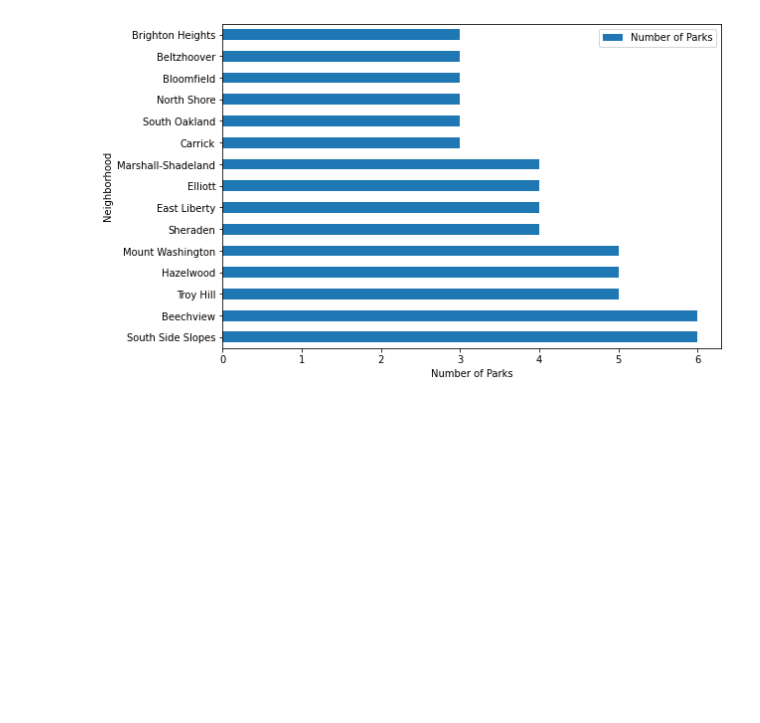
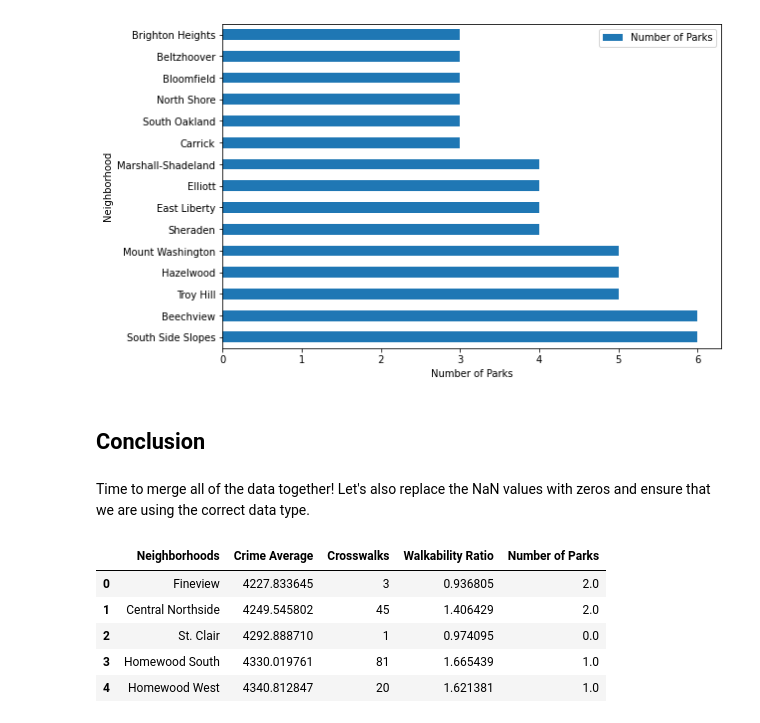
Before and after one commit to xney/0010Final, a Jupyter notebook: final_notebook.ipynb, the cells around one changed output. Cells and saved outputs as stored; diff of their text form; code cells hidden in the pictures; blank space fills up the shorter version.

```diff
--- a/final_notebook.ipynb
+++ b/final_notebook.ipynb
@@ -360,3 +367,26 @@ See the caveats in the documentation: https://pandas.pydata.org/pandas-docs/stab
   bar_data['Number of Parks'] = bar_data['Number of Parks'].astype(float)
 Text(0, 0.5, 'Neighborhood')
 [figure]
+# %% [markdown]
+## Conclusion
+# %% [markdown]
+Time to merge all of the data together! Let's also replace the NaN values with zeros and ensure that we are using the correct data type.
+# %%
+combined_data = neighborhood_crime_average_severity.merge(neighborhood_crosswalk_frequency,
+                                                          left_on='Neighborhoods',right_on='Neighborhood')
+combined_data = combined_data.merge(walkabilityMap,left_on='Neighborhoods',right_on='hood')
+combined_data = combined_data.merge(parksMap,left_on='Neighborhoods',right_on='hood')
+combined_data = combined_data[['Neighborhoods','Crime Average','Crosswalks','Ratio','Number of Parks']]
+combined_data = combined_data.rename(index=str, columns={"Ratio":"Walkability Ratio"})
+combined_data = combined_data.fillna(0)
+combined_data["Walkability Ratio"] = pd.to_numeric(combined_data["Walkability Ratio"])
+combined_data["Number of Parks"] = pd.to_numeric(combined_data["Number of Parks"])
+
+combined_data.head()
+# %% [output]
+|  | Neighborhoods | Crime Average | Crosswalks | Walkability Ratio | Number of Parks |
+| 0 | Fineview | 4227.833645 | 3 | 0.936805 | 2.0 |
+| 1 | Central Northside | 4249.545802 | 45 | 1.406429 | 2.0 |
+| 2 | St. Clair | 4292.888710 | 1 | 0.974095 | 0.0 |
+| 3 | Homewood South | 4330.019761 | 81 | 1.665439 | 1.0 |
+| 4 | Homewood West | 4340.812847 | 20 | 1.621381 | 1.0 |
```
Also changed, not shown: parts of 16 cells of this notebook.
